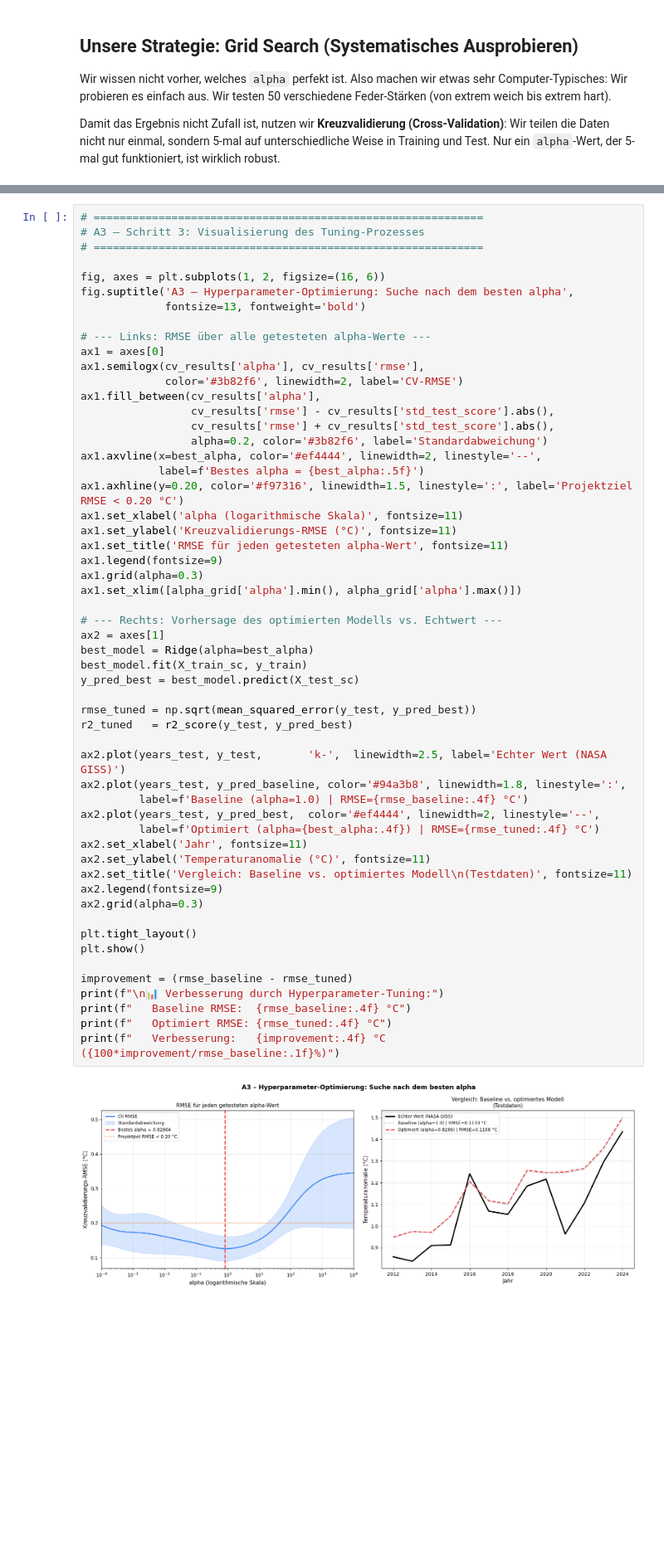
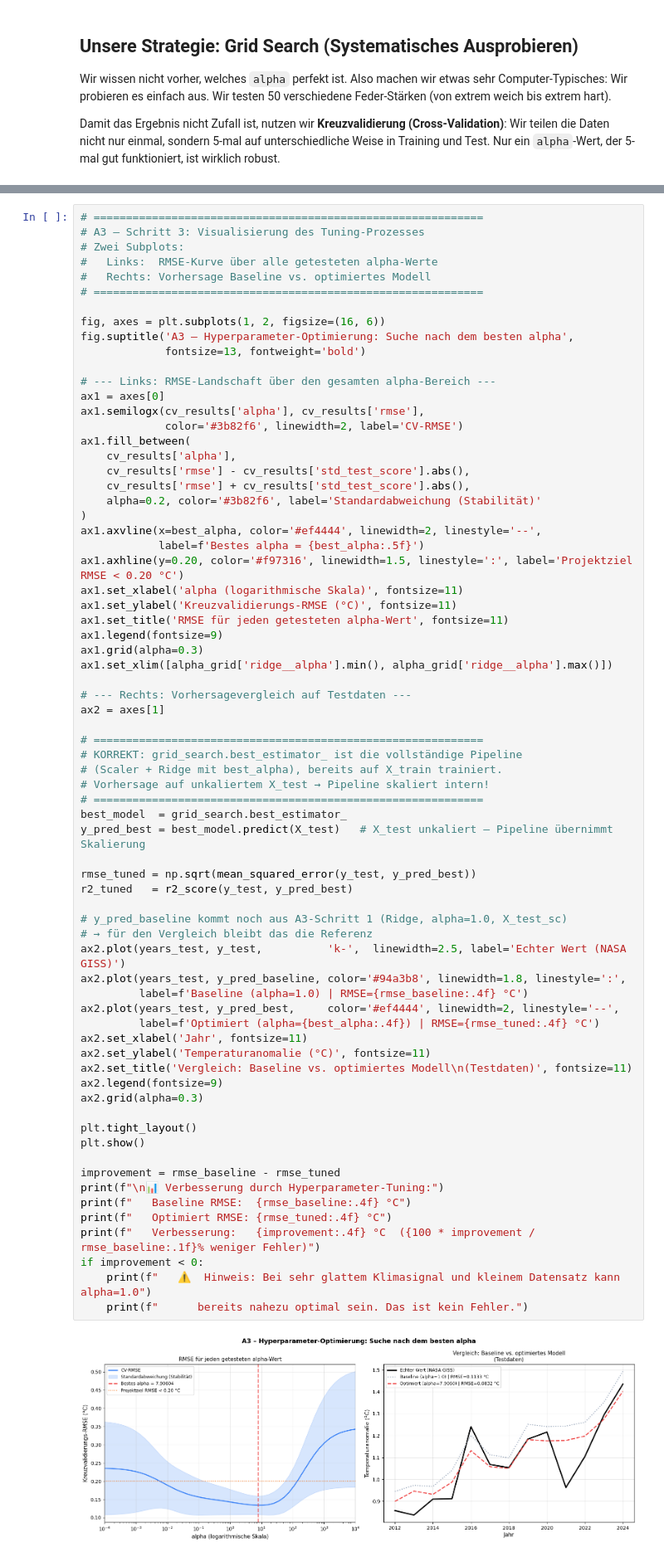
Before and after one commit to noahrsn/Degrees-of-No-Return-App, a Jupyter notebook: A-Phase.ipynb, the cells around one changed output, grey strips where cells are left out. Shown at 83% size. Drawn from its saved outputs; the diff is of its cells as text; blank space fills up the shorter version.

```diff
--- a/A-Phase.ipynb
+++ b/A-Phase.ipynb
@@ -703,59 +855,74 @@ cv_results['rmse'] = -cv_results['mean_test_score']
 # %%
 # ============================================================
 # A3 – Schritt 3: Visualisierung des Tuning-Prozesses
+# Zwei Subplots:
+#   Links:  RMSE-Kurve über alle getesteten alpha-Werte
+#   Rechts: Vorhersage Baseline vs. optimiertes Modell
 # ============================================================
 
 fig, axes = plt.subplots(1, 2, figsize=(16, 6))
 fig.suptitle('A3 – Hyperparameter-Optimierung: Suche nach dem besten alpha',
              fontsize=13, fontweight='bold')
 
-# --- Links: RMSE über alle getesteten alpha-Werte ---
+# --- Links: RMSE-Landschaft über den gesamten alpha-Bereich ---
 ax1 = axes[0]
 ax1.semilogx(cv_results['alpha'], cv_results['rmse'],
              color='#3b82f6', linewidth=2, label='CV-RMSE')
-ax1.fill_between(cv_results['alpha'],
-                 cv_results['rmse'] - cv_results['std_test_score'].abs(),
-                 cv_results['rmse'] + cv_results['std_test_score'].abs(),
-                 alpha=0.2, color='#3b82f6', label='Standardabweichung')
+ax1.fill_between(
+    cv_results['alpha'],
+    cv_results['rmse'] - cv_results['std_test_score'].abs(),
+    cv_results['rmse'] + cv_results['std_test_score'].abs(),
+    alpha=0.2, color='#3b82f6', label='Standardabweichung (Stabilität)'
+)
 ax1.axvline(x=best_alpha, color='#ef4444', linewidth=2, linestyle='--',
             label=f'Bestes alpha = {best_alpha:.5f}')
 ax1.axhline(y=0.20, color='#f97316', linewidth=1.5, linestyle=':', label='Projektziel RMSE < 0.20 °C')
 ax1.set_xlabel('alpha (logarithmische Skala)', fontsize=11)
 ax1.set_ylabel('Kreuzvalidierungs-RMSE (°C)', fontsize=11)
 ax1.set_title('RMSE für jeden getesteten alpha-Wert', fontsize=11)
 ax1.legend(fontsize=9)
 ax1.grid(alpha=0.3)
-ax1.set_xlim([alpha_grid['alpha'].min(), alpha_grid['alpha'].max()])
+ax1.set_xlim([alpha_grid['ridge__alpha'].min(), alpha_grid['ridge__alpha'].max()])
 
-# --- Rechts: Vorhersage des optimierten Modells vs. Echtwert ---
+# --- Rechts: Vorhersagevergleich auf Testdaten ---
 ax2 = axes[1]
-best_model = Ridge(alpha=best_alpha)
-best_model.fit(X_train_sc, y_train)
-y_pred_best = best_model.predict(X_test_sc)
+
+# ============================================================
+# KORREKT: grid_search.best_estimator_ ist die vollständige Pipeline
+# (Scaler + Ridge mit best_alpha), bereits auf X_train trainiert.
+# Vorhersage auf unkaliertem X_test → Pipeline skaliert intern!
+# ============================================================
+best_model  = grid_search.best_estimator_
+y_pred_best = best_model.predict(X_test)   # X_test unkaliert – Pipeline übernimmt Skalierung
 
 rmse_tuned = np.sqrt(mean_squared_error(y_test, y_pred_best))
 r2_tuned   = r2_score(y_test, y_pred_best)
 
-ax2.plot(years_test, y_test,       'k-',  linewidth=2.5, label='Echter Wert (NASA GISS)')
+# y_pred_baseline kommt noch aus A3-Schritt 1 (Ridge, alpha=1.0, X_test_sc)
+# → für den Vergleich bleibt das die Referenz
+ax2.plot(years_test, y_test,          'k-',  linewidth=2.5, label='Echter Wert (NASA GISS)')
 ax2.plot(years_test, y_pred_baseline, color='#94a3b8', linewidth=1.8, linestyle=':',
          label=f'Baseline (alpha=1.0) | RMSE={rmse_baseline:.4f} °C')
-ax2.plot(years_test, y_pred_best,  color='#ef4444', linewidth=2, linestyle='--',
+ax2.plot(years_test, y_pred_best,     color='#ef4444', linewidth=2, linestyle='--',
          label=f'Optimiert (alpha={best_alpha:.4f}) | RMSE={rmse_tuned:.4f} °C')
 ax2.set_xlabel('Jahr', fontsize=11)
 ax2.set_ylabel('Temperaturanomalie (°C)', fontsize=11)
 ax2.set_title('Vergleich: Baseline vs. optimiertes Modell\n(Testdaten)', fontsize=11)
 ax2.legend(fontsize=9)
 ax2.grid(alpha=0.3)
 
 plt.tight_layout()
 plt.show()
 
-improvement = (rmse_baseline - rmse_tuned)
+improvement = rmse_baseline - rmse_tuned
 print(f"\n📊 Verbesserung durch Hyperparameter-Tuning:")
 print(f"   Baseline RMSE:  {rmse_baseline:.4f} °C")
 print(f"   Optimiert RMSE: {rmse_tuned:.4f} °C")
-print(f"   Verbesserung:   {improvement:.4f} °C ({100*improvement/rmse_baseline:.1f}%)")
+print(f"   Verbesserung:   {improvement:.4f} °C  ({100 * improvement / rmse_baseline:.1f}% weniger Fehler)")
+if improvement < 0:
+    print(f"   ⚠️  Hinweis: Bei sehr glattem Klimasignal und kleinem Datensatz kann alpha=1.0")
+    print(f"      bereits nahezu optimal sein. Das ist kein Fehler.")
 # %% [output]
-[figure, old version]
+[figure, new version]
 📊 Verbesserung durch Hyperparameter-Tuning:
    Baseline RMSE:  0.1133 °C
```
Also changed, not shown: parts of 15 cells of this notebook, 2 other files.
